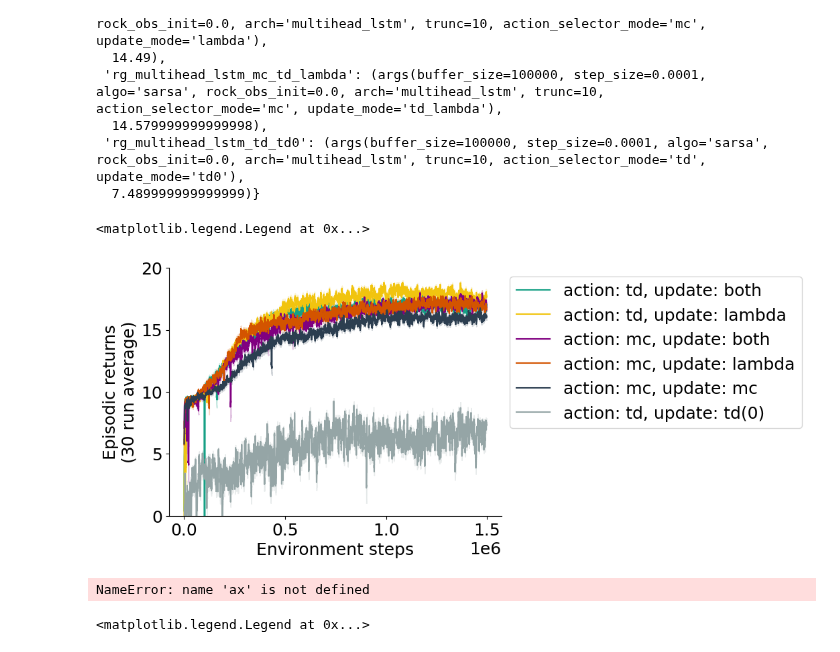
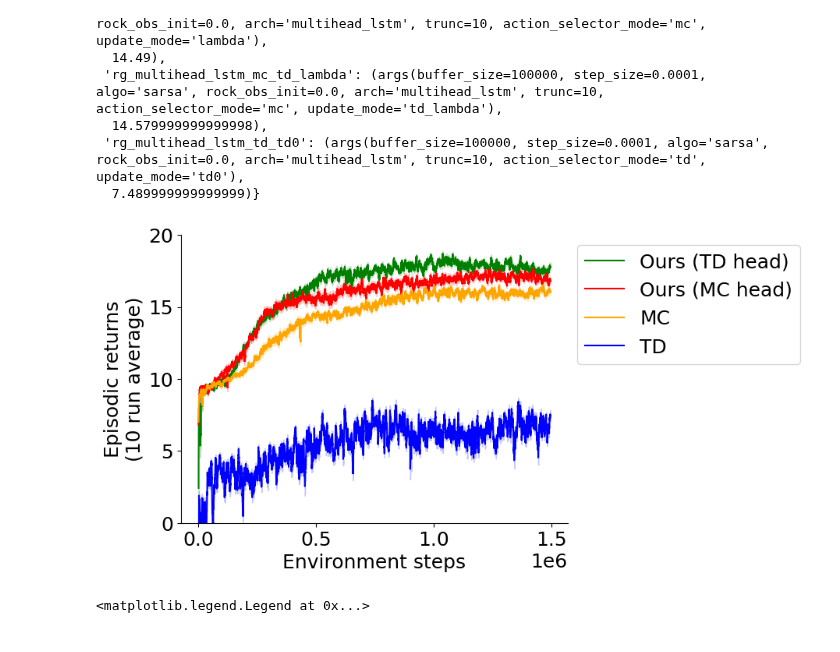
Before and after one commit to taodav/aux-inputs, a Jupyter notebook: analysis/plot_results_r_best.ipynb, the cells around one changed output. Drawn from its saved outputs; the diff is of its cells as text; code cells hidden in the pictures.

```diff
--- a/analysis/plot_results_r_best.ipynb
+++ b/analysis/plot_results_r_best.ipynb
@@ -29,12 +27,12 @@ all_paths = {
 
 }
 plot_info = {
-    'rg_multihead_lstm_td_both': {'color': green_sea, 'label': 'action: td, update: both'},
-    'rg_multihead_lstm_td_lambda':  {'color': sunflower, 'label': 'action: td, update: lambda'},
-    'rg_multihead_lstm_mc_lambda': {'color': pumpkin, 'label': 'action: mc, update: lambda'},
-    'rg_multihead_lstm_mc_both': {'color': 'purple', 'label': 'action: mc, update: both'},
-    'rg_multihead_lstm_mc_td_lambda': {'color': midnight_blue, 'label': 'action: mc, update: mc'},
-    'rg_multihead_lstm_td_td0': {'color': "#95a5a6", 'label': 'action: td, update: td(0)'}
+#     'rg_multihead_lstm_td_both': {'color': green_sea, 'label': 'action: td, update: both'},
+    'rg_multihead_lstm_td_lambda':  {'color': 'green', 'label': 'Ours (TD head)'},
+    'rg_multihead_lstm_mc_lambda': {'color': 'red', 'label': 'Ours (MC head)'},
+#     'rg_multihead_lstm_mc_both': {'color': 'purple', 'label': 'action: mc, update: both'},
+    'rg_multihead_lstm_mc_td_lambda': {'color': 'orange', 'label': 'MC'},
+    'rg_multihead_lstm_td_td0': {'color': "blue", 'label': 'TD'}
 
 }
 split_by = ['buffer_size', 'step_size', 'algo', 'rock_obs_init', 'arch', 'trunc', 'action_selector_mode', 'update_mode']
@@ -188,7 +186,7 @@ def map_dis_rew_to_steps(data, w=1000, trunc=1e6):
     return np.array(all_seeds)
 # %%
 trunc = int(1.5e6)
-window = 3000
+window = 5000
 all_mapped_data = {}
 for key, v in all_best.items():
     arg = v[0]
@@ -197,41 +195,38 @@ for key, v in all_best.items():
 # %%
 fig, ax = plt.figure(), plt.axes()
 
 
 for k, v in all_mapped_data.items():
     data = v
+    if k not in plot_info:
+        continue
     key = plot_info[k]['label']
     color = plot_info[k]['color']
     x = np.arange(data.shape[1])
 
     means = data.mean(axis=0)
     std_err = data.std(axis=0) / data.shape[0]
 
     ax.plot(x, means, label=key, color=color, rasterized=True)
     plt.fill_between(x, means - std_err, means + std_err,
                          color=color, alpha=0.2, rasterized=True)
 
 ax.set_xlabel('Environment steps')
-ax.set_ylabel(f"Episodic returns\n(30 run average)")
+ax.set_ylabel(f"Episodic returns\n(10 run average)")
 ax.set_ylim(0, 20)
 ax.spines['right'].set_visible(False)
 ax.spines['top'].set_visible(False)
 
 # plt.text(0.7e6, 4.5, "Observations", color=plot_info['rg']['color'], fontdict=dict(size=18))
 # plt.text(0.0, 25.5, "Particle Filter\nAux. Inputs", color=plot_info['rpg']['color'], fontdict=dict(size=18))
 # plt.text(1e6, 18.2, "LSTM", color=plot_info['rg_lstm']['color'], fontdict=dict(size=18))
 # plt.text(0.8e6, 32, "Ground-truth", color=plot_info['rsg']['color'], fontdict=dict(size=18))
 
-fig.savefig(fig_path, bbox_inches='tight')
 # ax.set_title(f'Discounted episodic returns over environment steps')
 plt.legend(bbox_to_anchor=(1.00, 1), loc='upper left')
+fig.savefig(fig_path, bbox_inches='tight')
 # %% [output]
-<matplotlib.legend.Legend at 0x...>
-[figure, old version]
+[figure, new version]
-# %%
-ax.get_ylim()
-# %% [output]
-NameError: name 'ax' is not defined
 # %%
 # Here we do individual plots and no std errors
 fig, ax = plt.figure(), plt.axes()
```
Also changed, not shown: parts of 1 cell of this notebook, 3 other files.
